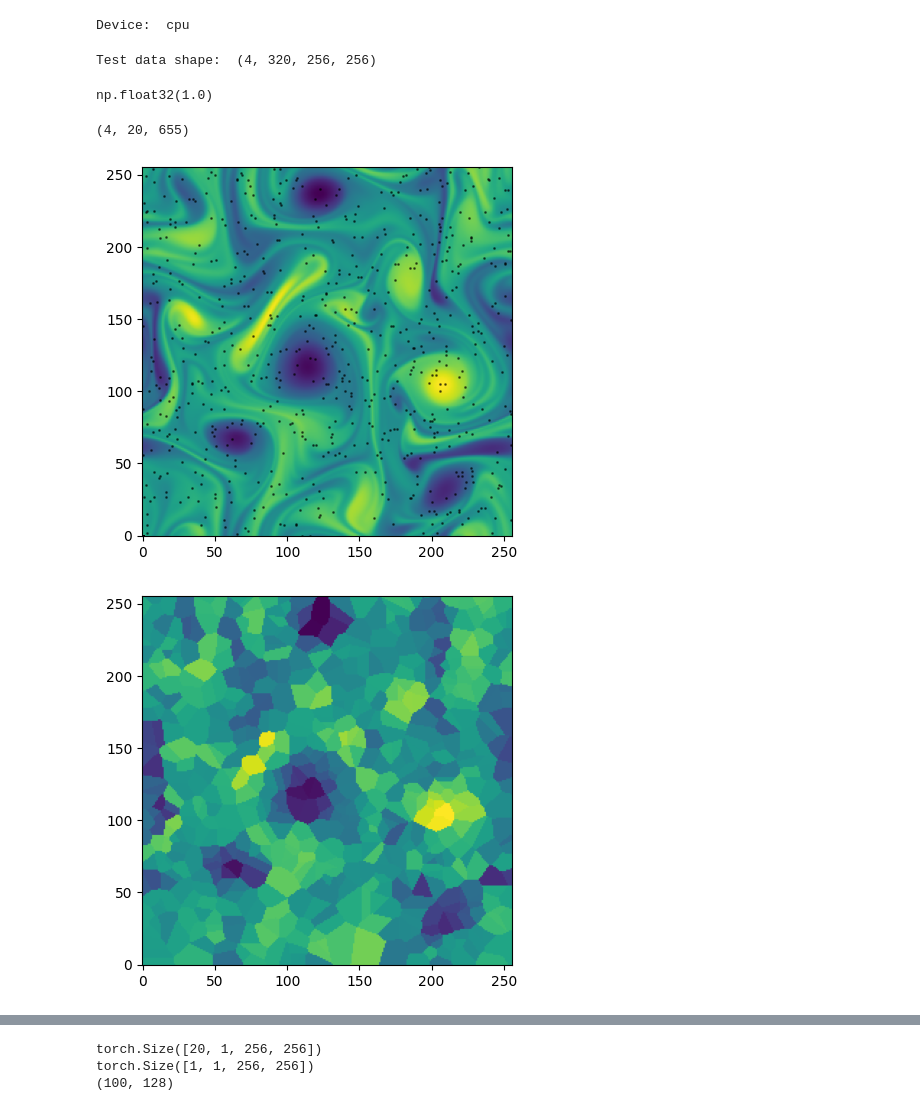
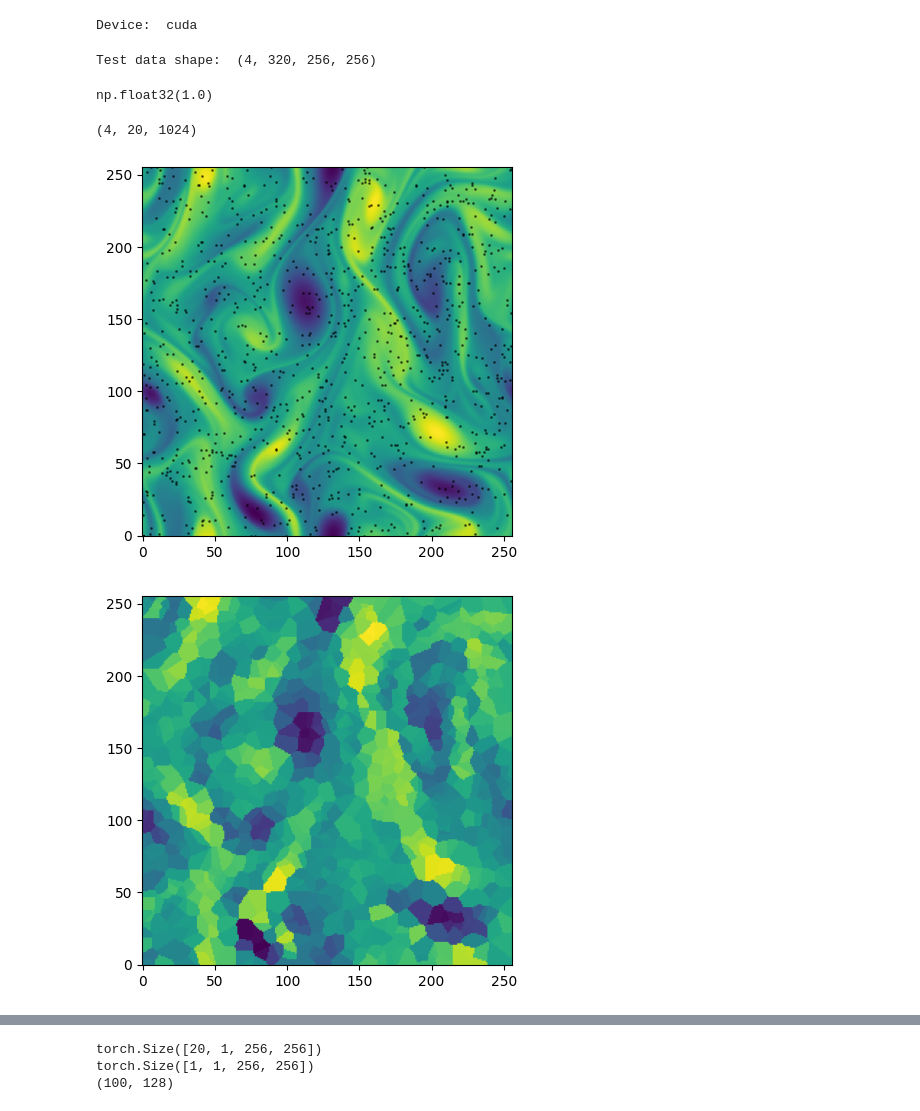
Before and after one commit to baristuran/baris-personal, a Jupyter notebook: data_assimilation.ipynb, the cells around one changed output, grey strips where cells are left out. Saved outputs shown, nothing was run; the diff lists cells and outputs as text; code cells hidden in the pictures.

```diff
--- a/data_assimilation.ipynb
+++ b/data_assimilation.ipynb
@@ -11,10 +11,10 @@ import time
 #from google.colab import drive
 #drive.mount('/content/drive')
 
-device = torch.device("cpu")#torch.device("cuda" if torch.cuda.is_available() else "cpu")
+device = torch.device("cuda" if torch.cuda.is_available() else "cpu")
 print("Device: ", device)
 # %% [output]
-Device:  cpu
+Device:  cuda
 # %%
 # The data is in https://drive.google.com/file/d/1n9gjLCxzFe8N2QbHeZkDtswlSdNyJpEs/view?usp=drive_link
 test_data = np.load("test_dataset.npy")
@@ -111,10 +111,10 @@ def denoise(guidance, model, K, beta_min = 1e-4, beta_max = 0.02, steps=[1000],
     return x_t
 # %%
 #Randomly choose a fixed percentage of points from the test snapshot
-percentage = 1.0
+percentage = 1.5625
 factor = percentage/100
-start_idx = 120
-end_idx = 140
+start_idx = 200
+end_idx = 220
 N = int(256**2 * factor)
 test_snapshots = test_data[:, start_idx : end_idx]
 nx = np.random.randint(0, 256, (N,))
@@ -125,36 +125,36 @@ sparse_measurement =  test_snapshots[..., nx, ny]
 xx,yy = np.meshgrid(np.arange(256), np.arange(256))
 coordinates = np.vstack((nx, ny)).T
 #interpolated_sparse_measurement = interpolate.griddata(coordinates, sparse_measurement, (xx,yy), method='nearest').T
 sparse_measurement_list = []
 print(sparse_measurement.shape)
 for i in range(sparse_measurement.shape[0]):
     sl_list = []
     for j in range(sparse_measurement.shape[1]):
         sl_list.append(interpolate.griddata(coordinates, sparse_measurement[i,j], (xx,yy), method='nearest').T)
     sparse_measurement_list.append(sl_list)
 
 interpolated_sparse_measurement = np.array(sparse_measurement_list)
 
 #Visualize location of selected points and interpolated sparse measurements
 figure,ax = plt.subplots()
 figure2,ax2 = plt.subplots()
 ax.imshow(test_snapshots[0,5])
 mask = np.zeros((256, 256))
 mask[nx, ny] = 1
 ax.scatter(xx*mask, yy*mask, s=1, c="black", alpha=0.5)
 ax2.imshow(interpolated_sparse_measurement[0, 5])
 ax.invert_yaxis()
 ax2.invert_yaxis()
 ax2.set_title("")
 figure.savefig("Enforcement_Line.png", dpi=400)
 figure2.savefig("Enforcement_Line_Upscaled.png", dpi=400)
 #Choose one of the four trajectories
 trajectory = 3
 sparse_measurement = torch.tensor(interpolated_sparse_measurement[trajectory],  dtype=torch.float32).unsqueeze(1).to(device)
 # %% [output]
-(4, 20, 655)
+(4, 20, 1024)
-[figure, old version]
+[figure, new version]
-[figure, old version]
+[figure, new version]
 # %%
 def two_point_corr(field, axis=0):
     number_of_cells = field.shape[axis]
```
Also changed, not shown: parts of 3 cells of this notebook, 1 other file.
